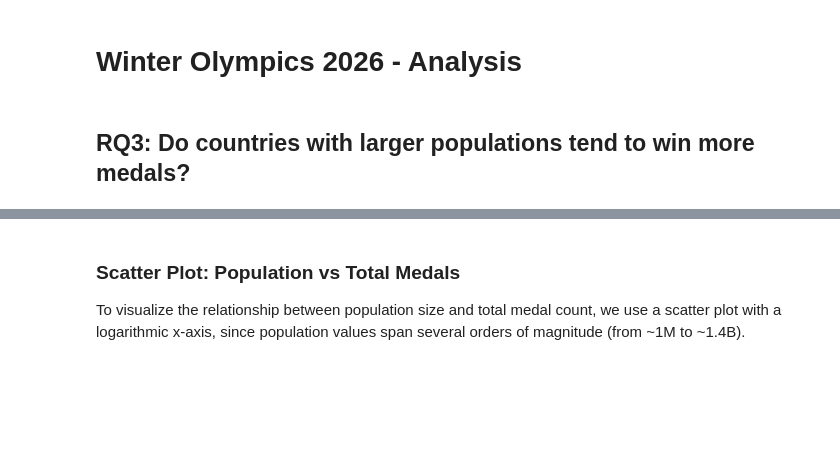
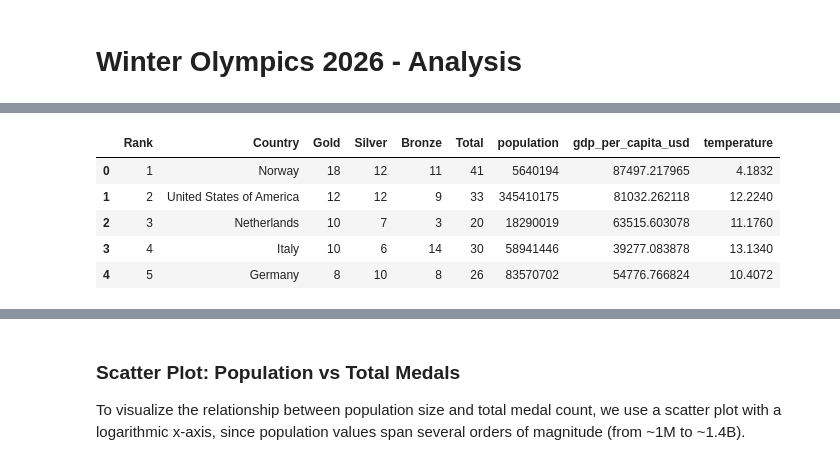
Before and after one commit to jihyeon26/CIP_FS2026_group206, a Jupyter notebook: notebooks/analysis.ipynb, the cells around one changed output, grey strips where cells are left out. Drawn from its saved outputs; the diff is of its cells as text; code cells hidden in the pictures; blank space fills up the shorter version.

```diff
--- a/notebooks/analysis.ipynb
+++ b/notebooks/analysis.ipynb
@@ -1,7 +1,5 @@
 # %% [markdown]
 # Winter Olympics 2026 - Analysis
-# %% [markdown]
-## RQ3: Do countries with larger populations tend to win more medals?
 # %%
 import pandas as pd
 import numpy as np
@@ -11,9 +9,13 @@ from scipy import stats
 import plotly.graph_objects as go
 import plotly.express as px
 from plotly.subplots import make_subplots
+from sklearn.linear_model import LinearRegression
+import statsmodels.api as sm
 
 # Load cleaned dataset
 df = pd.read_csv("../data/processed/cleaned_sports_data.csv")
+df_total_medals = pd.read_csv("../data/processed/merged_data.csv")
+df_total_medals = df_total_medals.drop(df_total_medals.columns[[0]], axis=1) #delete unnamed rank column
 
 # Create country-level dataframe (one row per country)
 country_df = df.drop_duplicates(subset="Country")
@@ -28,3 +30,14 @@ country_df.head()
 | 18 | Netherlands | 10 | 7 | 3 | 20 | 18290019 | 63515.603078 | 11.1760 | Short Track Speed Skating | ... |
 | 20 | Italy | 10 | 6 | 14 | 30 | 58941446 | 39277.083878 | 13.1340 | Alpine Skiing | ... |
 | 30 | Germany | 8 | 10 | 8 | 26 | 83570702 | 54776.766824 | 10.4072 | Alpine Skiing | ... |
+# %%
+#drop first unnamed column
+
+df_total_medals.head()
+# %% [output]
+|  | Rank | Country | Gold | Silver | Bronze | Total | population | gdp_per_capita_usd | temperature |
+| 0 | 1 | Norway | 18 | 12 | 11 | 41 | 5640194 | 87497.217965 | 4.1832 |
+| 1 | 2 | United States of America | 12 | 12 | 9 | 33 | 345410175 | 81032.262118 | 12.2240 |
+| 2 | 3 | Netherlands | 10 | 7 | 3 | 20 | 18290019 | 63515.603078 | 11.1760 |
+| 3 | 4 | Italy | 10 | 6 | 14 | 30 | 58941446 | 39277.083878 | 13.1340 |
+| 4 | 5 | Germany | 8 | 10 | 8 | 26 | 83570702 | 54776.766824 | 10.4072 |
```
Also changed, not shown: parts of 6 cells of this notebook.
